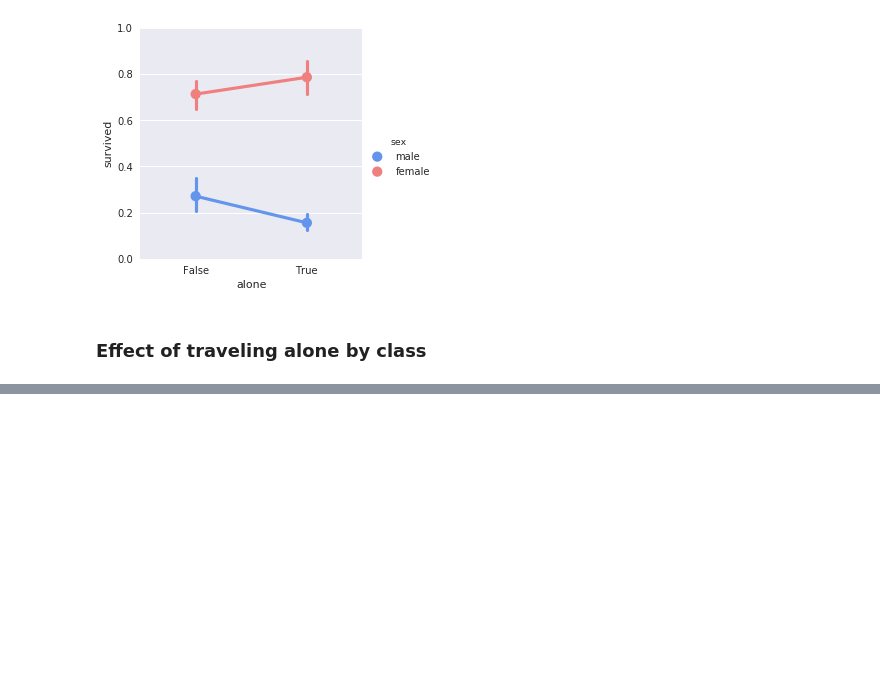
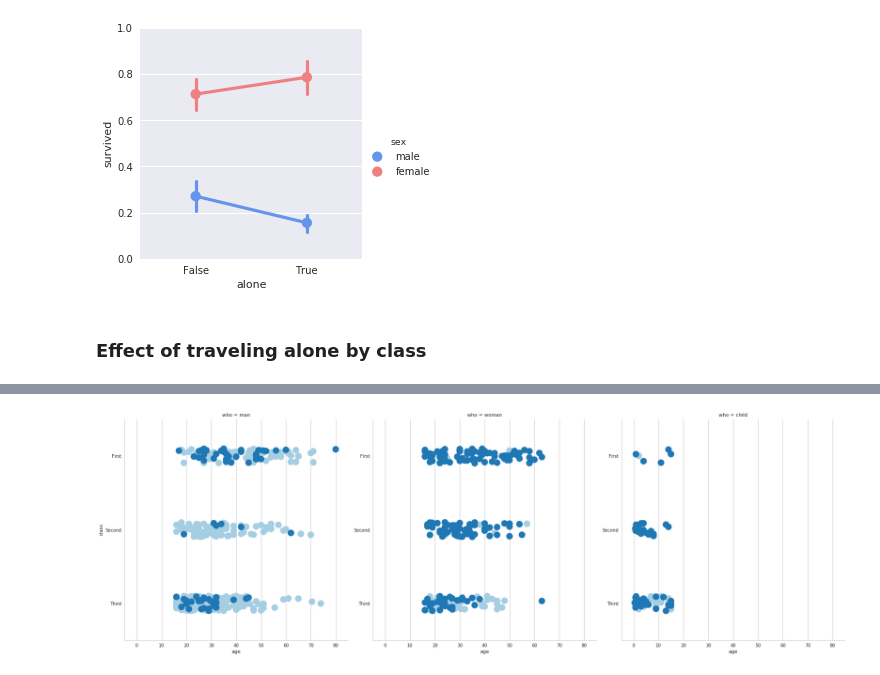
Before and after one commit to gavinln/stats_py_vm, a Jupyter notebook: notebooks/titanic/titanic_seaborn.ipynb, the cells around one changed output, grey strips where cells are left out. Drawn from its saved outputs; the diff is of its cells as text; code cells hidden in the pictures; blank space fills up the shorter version.

```diff
--- a/notebooks/titanic/titanic_seaborn.ipynb
+++ b/notebooks/titanic/titanic_seaborn.ipynb
@@ -489,0 +521,6 @@ fg.despine(left=True);
+# %%
+g = sns.FacetGrid(titanic, col="who", hue='alive', palette=palette, size=8)
+g = g.map(sns.stripplot, 'age', 'class', order=['First', 'Second', 'Third'],
+          size=15, jitter=True)
+# %% [output]
+[figure, added]
```
Also changed, not shown: parts of 13 cells of this notebook, 1 other file.
